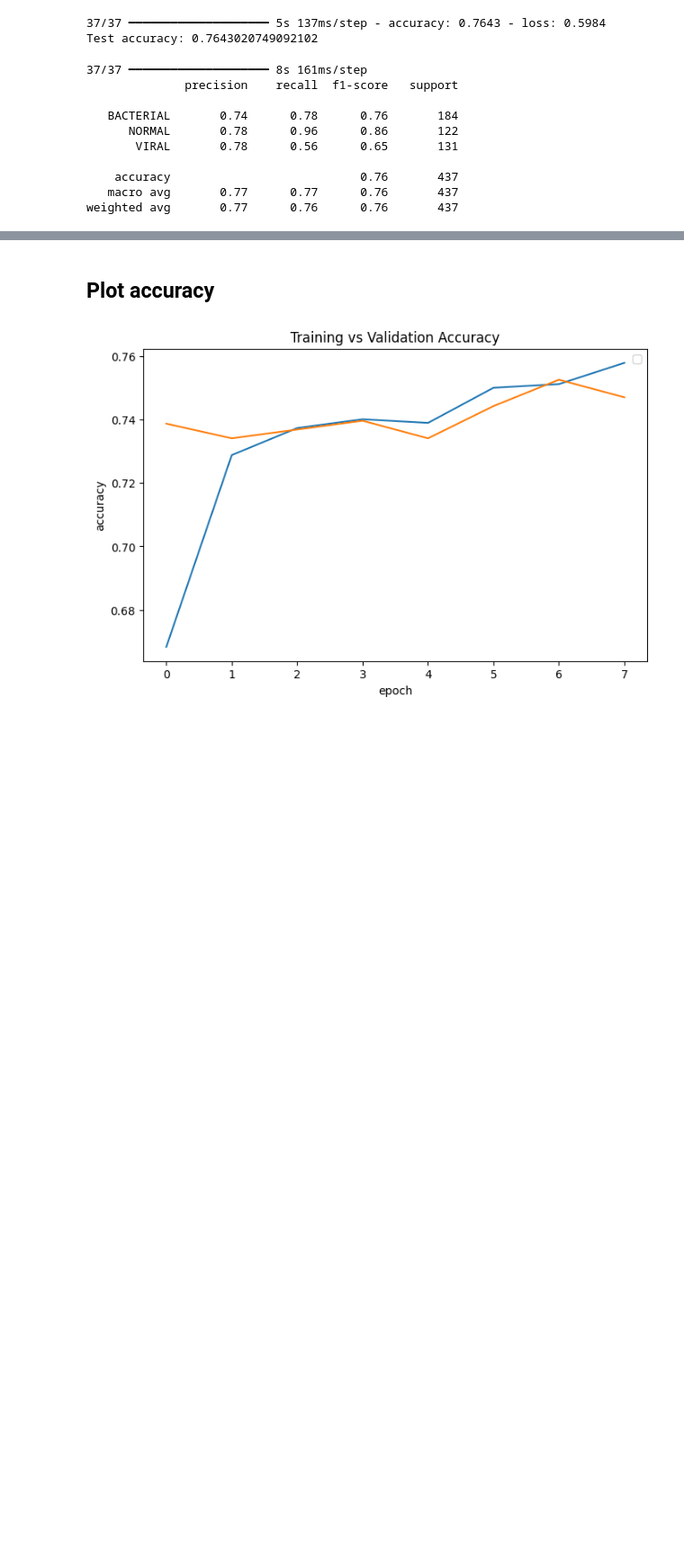
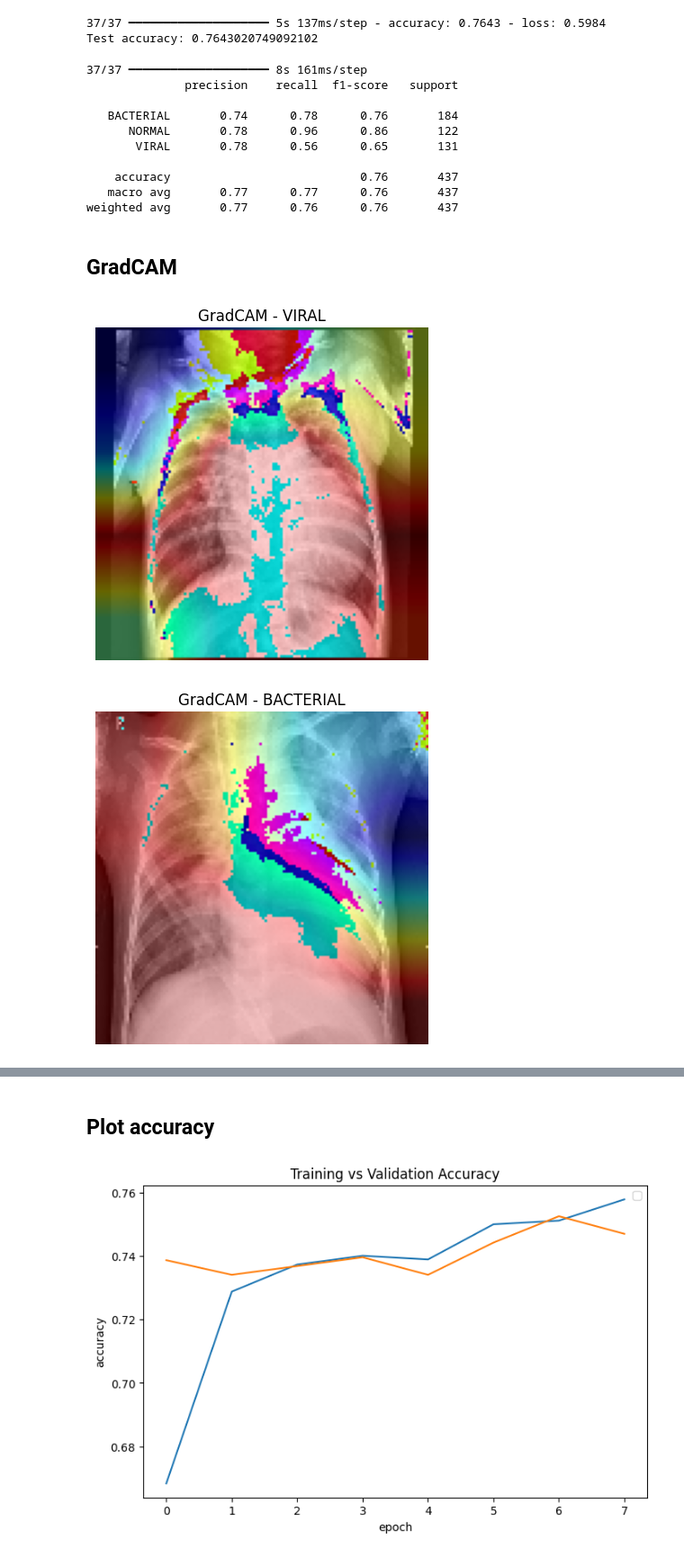
Before and after one commit to DianaDimla/ComputerVision_Assignment2_B00150982, a Jupyter notebook: assignment2.ipynb, the cells around one changed output, grey strips where cells are left out. Shown at 90% size. Drawn from its saved outputs; the diff is of its cells as text; code cells hidden in the pictures; blank space fills up the shorter version.

Commit message:
Added GradCAM visualisation to interpret CNN predictions

```diff
--- a/assignment2.ipynb
+++ b/assignment2.ipynb
@@ -207,3 +208,42 @@ print(classification_report(
     accuracy                           0.76       437
    macro avg       0.77      0.77      0.76       437
 weighted avg       0.77      0.76      0.76       437
+# %% [markdown]
+## GradCAM
+# %%
+for images, labels in test_ds.take(1):
+    for i in range(3):
+
+        img = images[i]
+        img_array = tf.expand_dims(img, axis=0)
+
+        with tf.GradientTape() as tape:
+            conv_outputs, predictions = grad_model(img_array)
+            pred_index = tf.argmax(predictions[0])
+            loss = predictions[:, pred_index]
+
+        grads = tape.gradient(loss, conv_outputs)
+        pooled_grads = tf.reduce_mean(grads, axis=(0, 1, 2))
+
+        conv_outputs = conv_outputs[0]
+        heatmap = conv_outputs @ pooled_grads[..., tf.newaxis]
+        heatmap = tf.squeeze(heatmap)
+
+        heatmap = tf.maximum(heatmap, 0)
+        if tf.reduce_max(heatmap) != 0:
+            heatmap /= tf.reduce_max(heatmap)
+
+        heatmap = heatmap.numpy()
+        heatmap = cv2.resize(heatmap, (img.shape[1], img.shape[0]))
+        heatmap = np.uint8(255 * heatmap)
+        heatmap = cv2.applyColorMap(heatmap, cv2.COLORMAP_JET)
+
+        superimposed_img = heatmap * 0.4 + img.numpy()
+
+        plt.imshow(superimposed_img.astype("uint8"))
+        plt.title(f"GradCAM - {class_names[int(pred_index)]}")
+        plt.axis("off")
+        plt.show()
+# %% [output]
+[figure, added]
+[figure, added]
```
Also changed, not shown: parts of 2 cells of this notebook.
